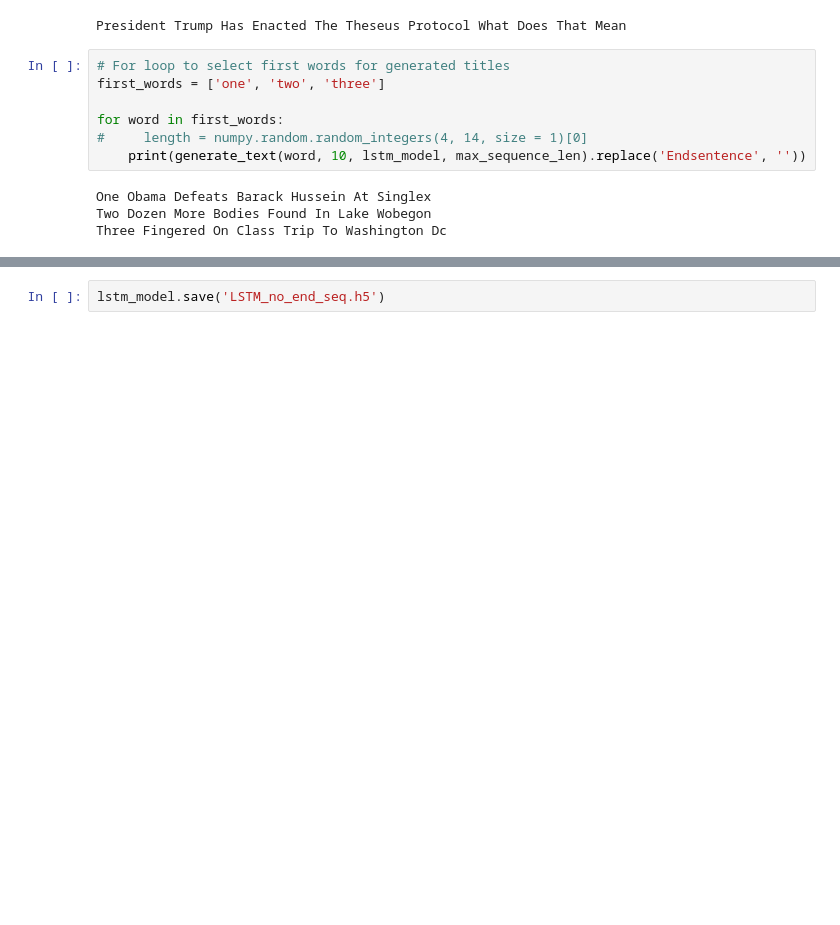
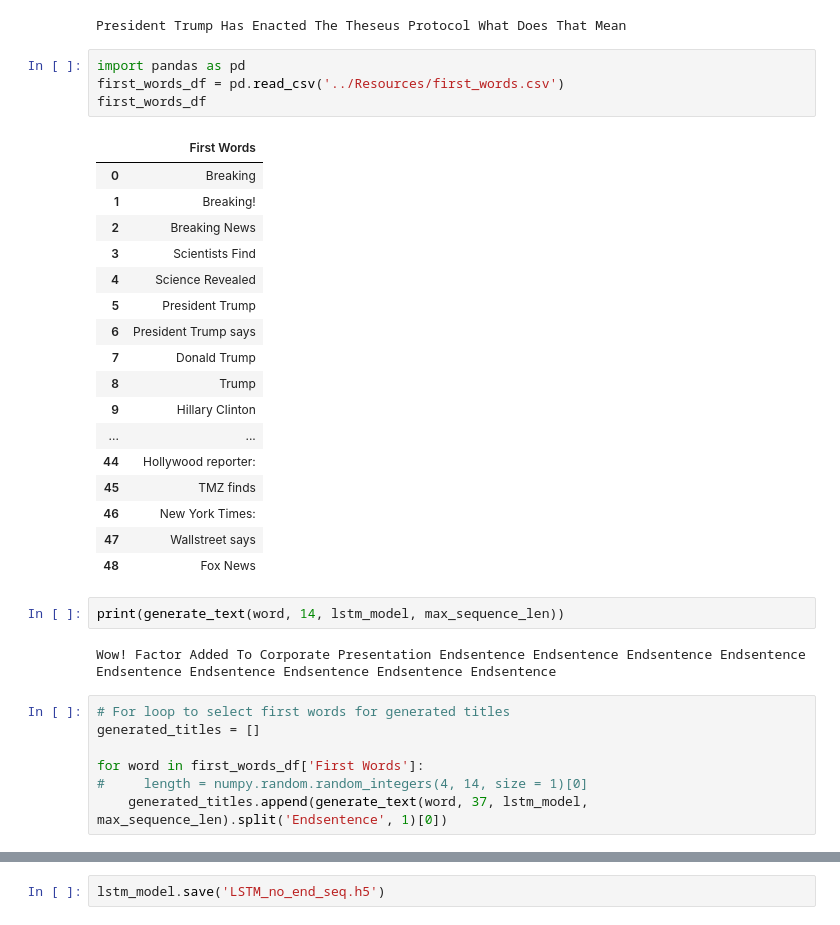
Before and after one commit to Askelan-cyber/FakeNewsGenerator, a Jupyter notebook: Caresir/LSTM.ipynb, the cells around one changed output, grey strips where cells are left out. Drawn from its saved outputs; the diff is of its cells as text; blank space fills up the shorter version.

Commit message:
Added the seed words for the title generator and created a csv of the generated titles

```diff
--- a/Caresir/LSTM.ipynb
+++ b/Caresir/LSTM.ipynb
@@ -224,14 +224,36 @@ Tiger Woods Friend To Be Hundred Grownups When For Man Back On Their Prize And U
 print (generate_text("PRESIDENT TRUMP", 9, lstm_model, max_sequence_len))
 # %% [output]
 President Trump Has Enacted The Theseus Protocol What Does That Mean
+# %%
+import pandas as pd
+first_words_df = pd.read_csv('../Resources/first_words.csv')
+first_words_df
+# %% [output]
+|  | First Words |
+| 0 | Breaking |
+| 1 | Breaking! |
+| 2 | Breaking News |
+| 3 | Scientists Find |
+| 4 | Science Revealed |
+| 5 | President Trump |
+| 6 | President Trump says |
+| 7 | Donald Trump |
+| 8 | Trump |
+| 9 | Hillary Clinton |
+| ... | ... |
+| 44 | Hollywood reporter: |
+| 45 | TMZ finds |
+| 46 | New York Times: |
+| 47 | Wallstreet says |
+| 48 | Fox News |
+# %%
+print(generate_text(word, 14, lstm_model, max_sequence_len))
+# %% [output]
+Wow! Factor Added To Corporate Presentation Endsentence Endsentence Endsentence Endsentence Endsentence Endsentence Endsentence Endsentence Endsentence
 # %%
 # For loop to select first words for generated titles
-first_words = ['one', 'two', 'three']
+generated_titles = []
 
-for word in first_words:
+for word in first_words_df['First Words']:
 #     length = numpy.random.random_integers(4, 14, size = 1)[0]
-    print(generate_text(word, 10, lstm_model, max_sequence_len).replace('Endsentence', ''))
+    generated_titles.append(generate_text(word, 37, lstm_model, max_sequence_len).split('Endsentence', 1)[0])
-# %% [output]
-One Obama Defeats Barack Hussein At Singlex
-Two Dozen More Bodies Found In Lake Wobegon
-Three Fingered On Class Trip To Washington Dc
```
Also changed, not shown: parts of 3 cells of this notebook, 1 other file.
